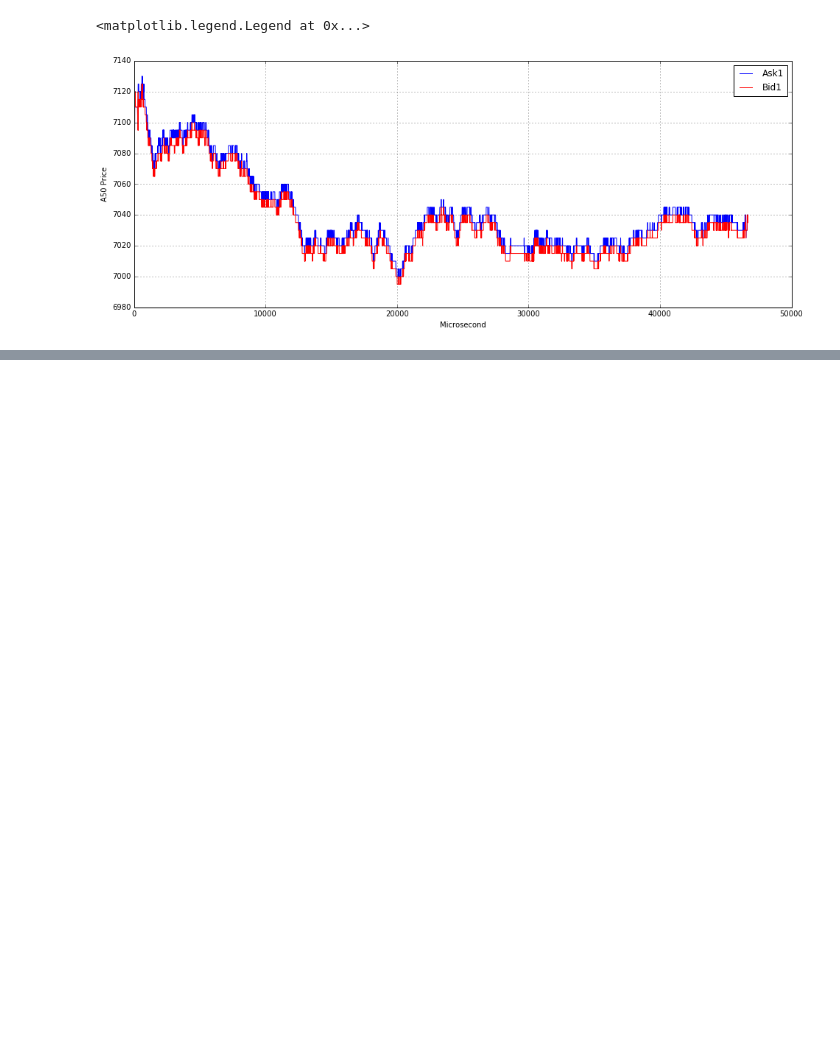
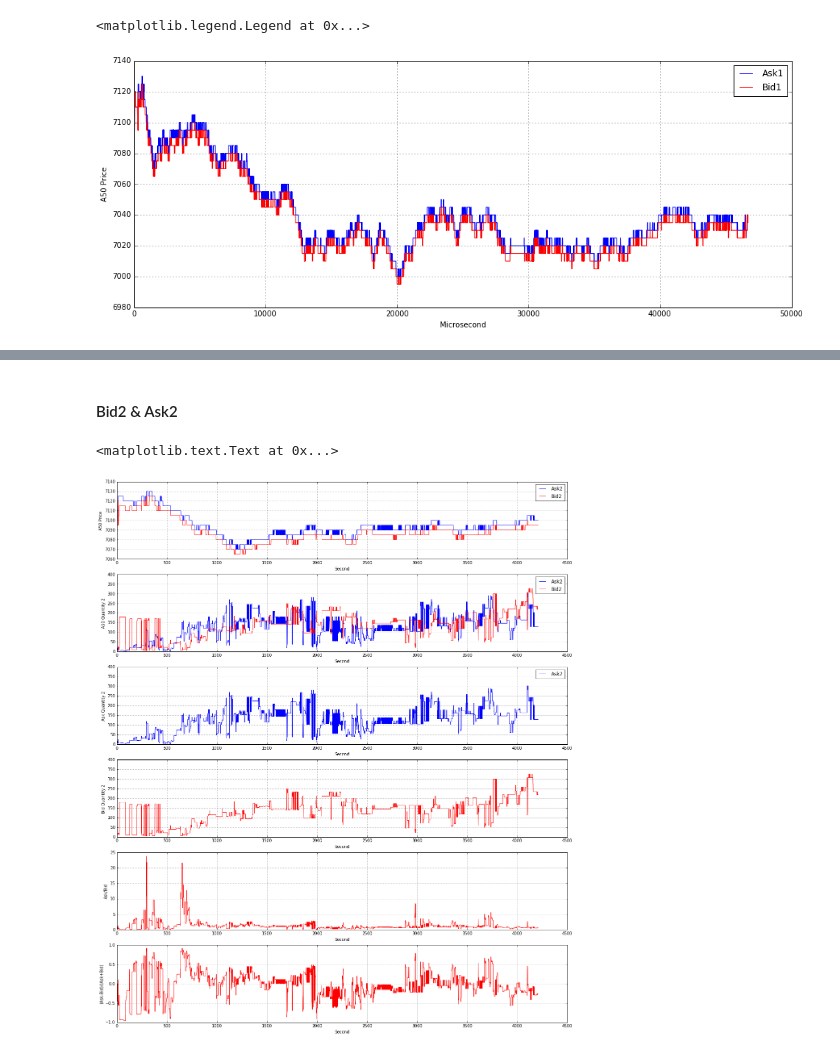
Before and after one commit to rorysroes/SGX-Full-OrderBook-Tick-Data-Trading-Strategy, a Jupyter notebook: Train_Test_Data_Builder_Feature_Extractor.ipynb, the cells around one changed output, grey strips where cells are left out. Cells and saved outputs as stored; diff of their text form; code cells hidden in the pictures; blank space fills up the shorter version.

```diff
--- a/Train_Test_Data_Builder_Feature_Extractor.ipynb
+++ b/Train_Test_Data_Builder_Feature_Extractor.ipynb
@@ -241,0 +295,52 @@ for i in range(time1,time2,1):
+# %% [markdown]
+#### Bid2 & Ask2
+# %%
+#Open 0 ~ 09:15
+time1 = 294
+time2 = 4504
+plt.figure(figsize = (20,24))
+plt.subplot(611)
+plt.grid()
+plot(ask_price_1[time1:time2],label = 'Ask2',color = 'b')
+plot(bid_price_1[time1:time2],label = 'Bid2',color = 'r')
+plt.ylim(7060,7140)
+plt.xlabel("Second")
+plt.ylabel("A50 Price")
+plt.legend(loc = 1)
+plt.subplot(612)
+plt.grid()
+plot(ask_quantity_2[time1:time2],label = 'Ask2',color = 'b')
+plot(bid_quantity_2[time1:time2],label = 'Bid2',color = 'r')
+plt.ylim(0,400)
+plt.xlabel("Second")
+plt.ylabel("A50 Quantity 2")
+plt.legend(loc = 1)
+plt.subplot(613)
+plt.grid()
+plot(ask_quantity_2[time1:time2],label = 'Ask2',color = 'b')
+plt.ylim(0,400)
+plt.xlabel("Second")
+plt.ylabel("Ask Quantity 2")
+plt.legend(loc = 1)
+plt.subplot(614)
+plt.grid()
+plot(bid_quantity_2[time1:time2],label = 'Bid2',color = 'r')
+plt.ylim(0,400)
+plt.xlabel("Second")
+plt.ylabel("Bid Quantity 2")
+plt.subplot(615)
+plt.grid()
+plot(ask_quantity_2[time1:time2]/bid_quantity_2[time1:time2],label = 'Ask/Bid',color = 'r')
+#plt.ylim(0,400)
+plt.xlabel("Second")
+plt.ylabel("Ask/Bid")
+plt.subplot(616)
+plt.grid()
+plot((ask_quantity_2[time1:time2]-bid_quantity_2[time1:time2])/\
+     (ask_quantity_2[time1:time2]+bid_quantity_2[time1:time2]),label = '(Ask-Bid)/(Ask+Bid)',color = 'r')
+#plt.ylim(0,400)
+plt.xlabel("Second")
+plt.ylabel("(Ask-Bid)/(Ask+Bid)")
+# %% [output]
+<matplotlib.text.Text at 0x...>
+[figure, added]
```
Also changed, not shown: parts of 16 cells of this notebook.
